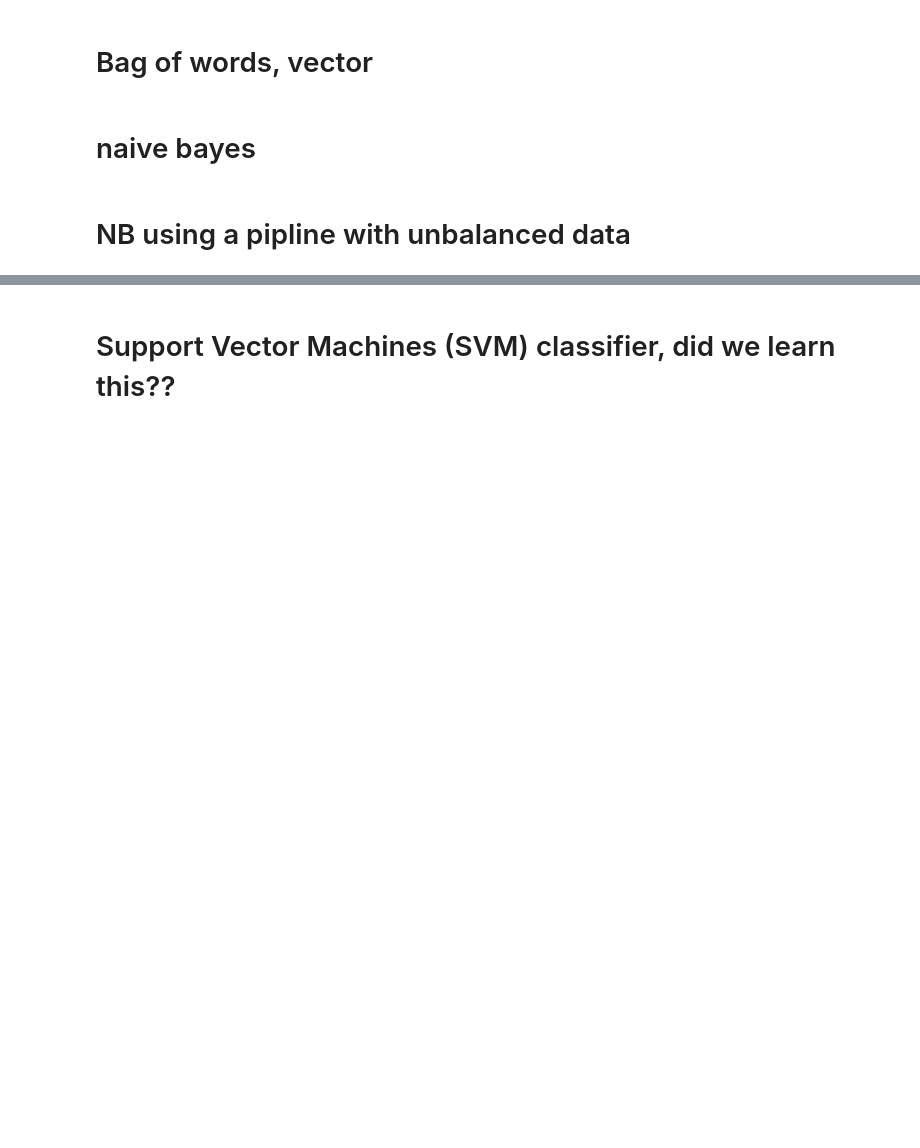
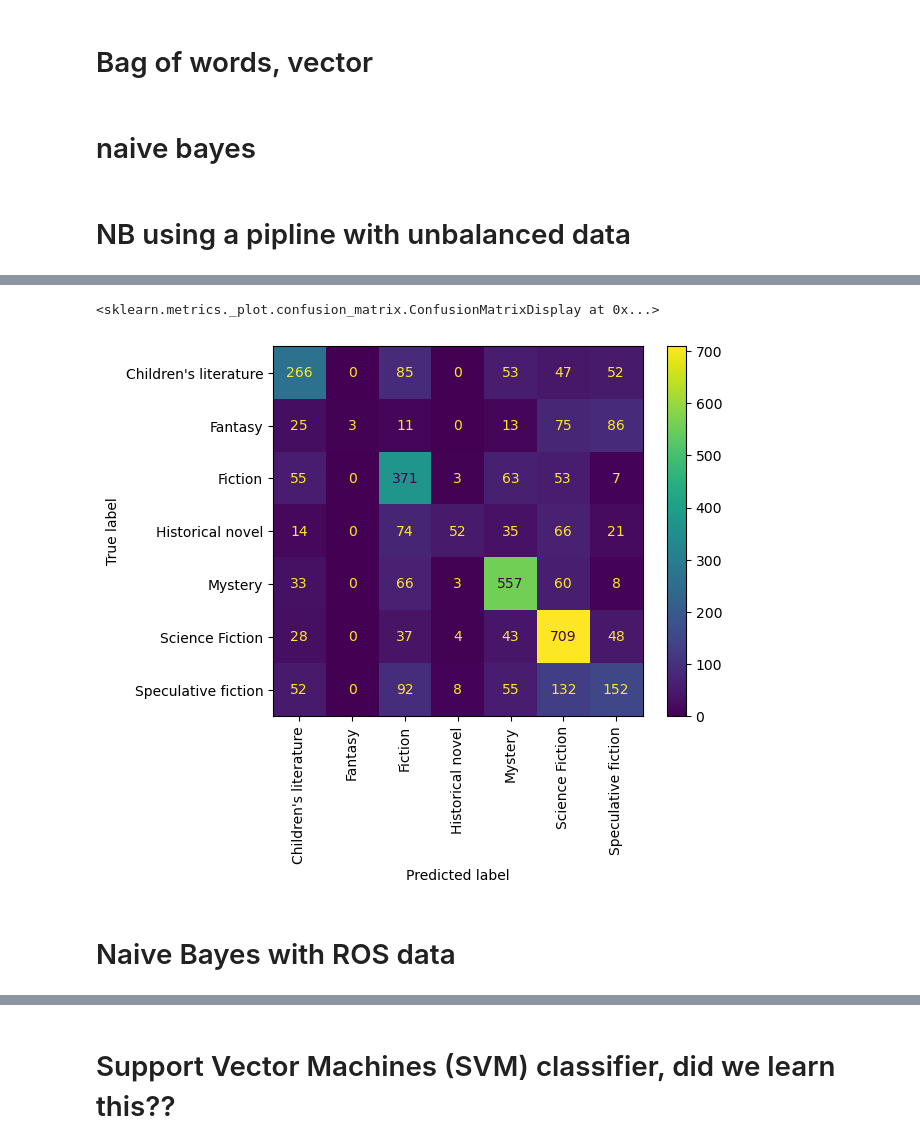
Before and after one commit to michaelrios2015/dm_project, a Jupyter notebook: project.ipynb, the cells around one changed output, grey strips where cells are left out. Cells and saved outputs as stored; diff of their text form; code cells hidden in the pictures; blank space fills up the shorter version.

```diff
--- a/project.ipynb
+++ b/project.ipynb
@@ -644,0 +553,33 @@ SyntaxError: invalid syntax (3549499166.py, line 1)
+# %%
+# # going to block this out for now
+# # so now to make my life easier I would rebuild this using the parameters choosen by the gride search than test mt predictions
+
+# parameters choosen by grid search
+# 0.5835606646725677
+# tfidf__use_idf: True
+# vect__lowercase: True
+# vect__max_features: 4000
+# vect__min_df: 5
+# vect__ngram_range: (1, 3)
+# vect__stop_words: 'english'
+
+text_clf_1 = Pipeline([
+    ('vect', CountVectorizer(min_df = 5, lowercase= True, stop_words='english', max_features=4000, ngram_range=(1,3))),
+    ('tfidf', TfidfTransformer(use_idf=True)),
+    ('clf', MultinomialNB()),
+])
+
+# this will build my model
+
+text_clf_1.fit(X_train[6], y_train)
+Pipeline(...)
+predicted = text_clf_1.predict(X_test[6])
+print(np.mean(predicted == y_test))
+
+
+reports.loc[len(reports.index)] = ["Naive Bayes", "Unbalanced", "Yes", np.mean(predicted == y_test), metrics.classification_report(y_test, predicted), metrics.confusion_matrix(y_test, predicted)]
+
+# here i can test it
+# this should show all the metrics ohh but to show the meteric I actually need my predictions which I don't have yet
+print(metrics.classification_report(y_test, predicted))
+metrics.confusion_matrix(y_test, predicted, labels=text_clf_1.classes_)
@@ -644,0 +608,9 @@ SyntaxError: invalid syntax (3549499166.py, line 1)
+# %%
+cm = confusion_matrix(y_test, predicted, labels=text_clf_1.classes_)
+disp = ConfusionMatrixDisplay(confusion_matrix=cm, display_labels=text_clf_1.classes_, )
+disp.plot(xticks_rotation = 'vertical')
+# %% [output]
+<sklearn.metrics._plot.confusion_matrix.ConfusionMatrixDisplay at 0x...>
+[figure, added]
+# %% [markdown]
+# Naive Bayes with ROS data
```
Also changed, not shown: parts of 61 cells of this notebook.
